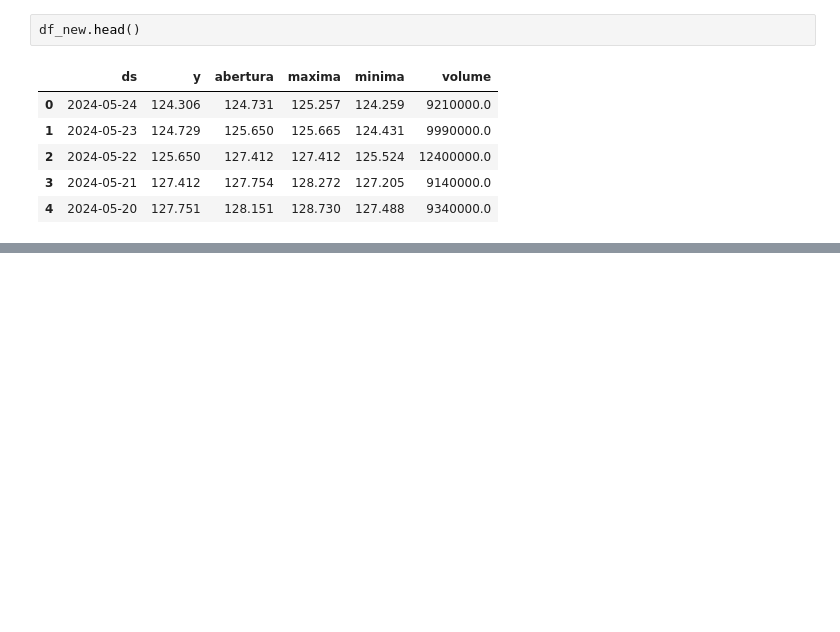
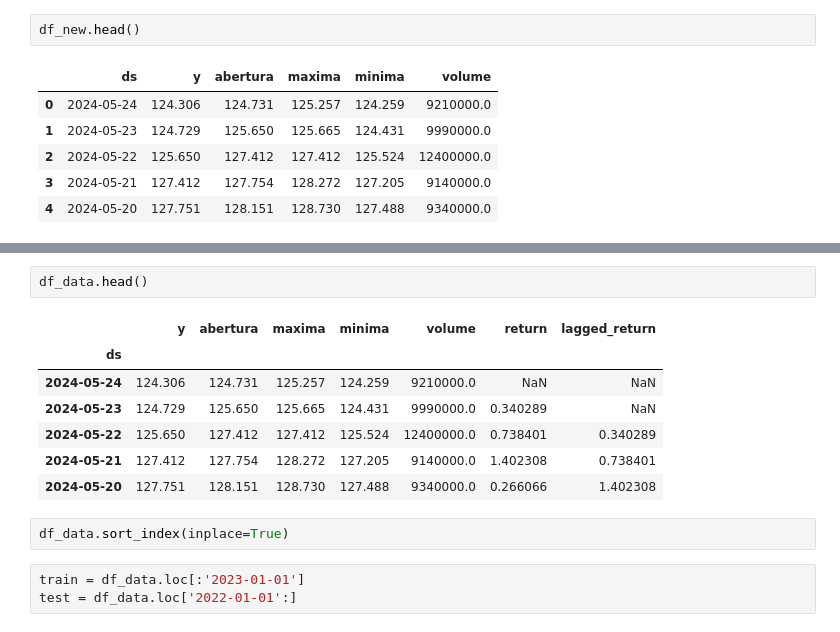
Before and after one commit to Rogeriom49/4DTAT, a Jupyter notebook: techChallange2/3LINEARREGRESSION.ipynb, the cells around one changed output, grey strips where cells are left out. Drawn from its saved outputs; the diff is of its cells as text; blank space fills up the shorter version.

```diff
--- a/techChallange2/3LINEARREGRESSION.ipynb
+++ b/techChallange2/3LINEARREGRESSION.ipynb
@@ -86,0 +116,15 @@ x_train, x_test, y_train, y_test = train_test_split(x,y,test_size=0.8)
+# %%
+df_data.head()
+# %% [output]
+|  | y | abertura | maxima | minima | volume | return | lagged_return |
+| ds |  |  |  |  |  |  |  |
+| 2024-05-24 | 124.306 | 124.731 | 125.257 | 124.259 | 9210000.0 | NaN | NaN |
+| 2024-05-23 | 124.729 | 125.650 | 125.665 | 124.431 | 9990000.0 | 0.340289 | NaN |
+| 2024-05-22 | 125.650 | 127.412 | 127.412 | 125.524 | 12400000.0 | 0.738401 | 0.340289 |
+| 2024-05-21 | 127.412 | 127.754 | 128.272 | 127.205 | 9140000.0 | 1.402308 | 0.738401 |
+| 2024-05-20 | 127.751 | 128.151 | 128.730 | 127.488 | 9340000.0 | 0.266066 | 1.402308 |
+# %%
+df_data.sort_index(inplace=True)
+# %%
+train = df_data.loc[:'2023-01-01']
+test = df_data.loc['2022-01-01':]
```
Also changed, not shown: parts of 23 cells of this notebook.
